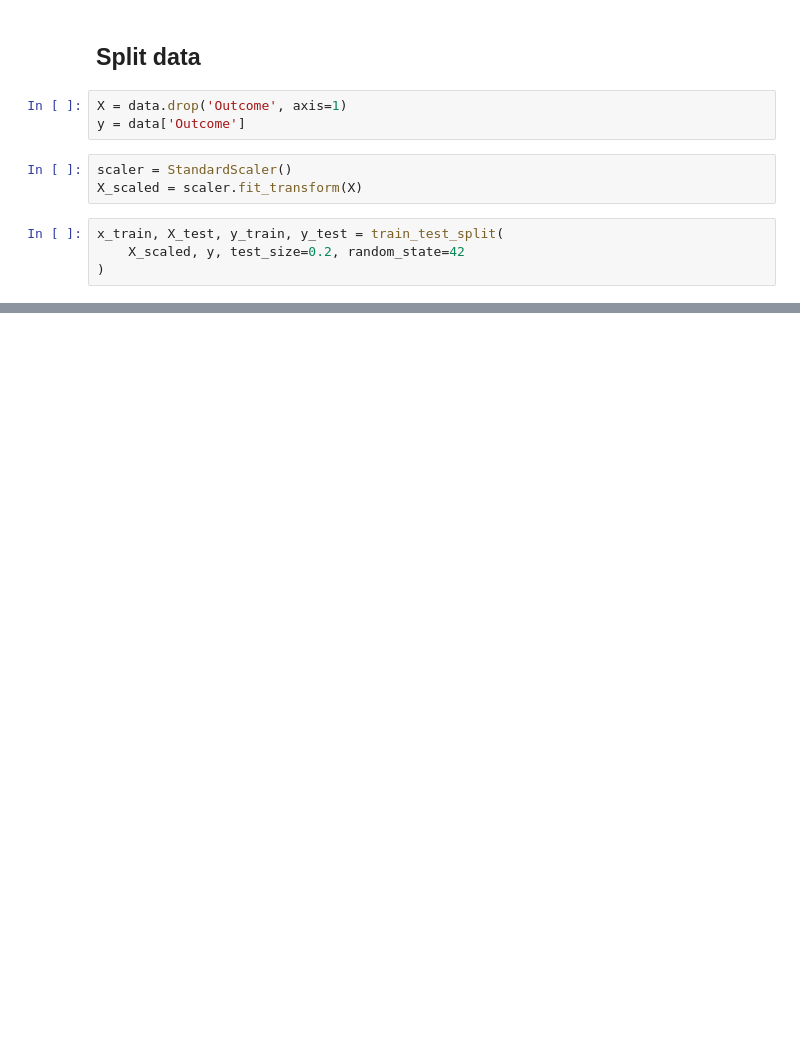
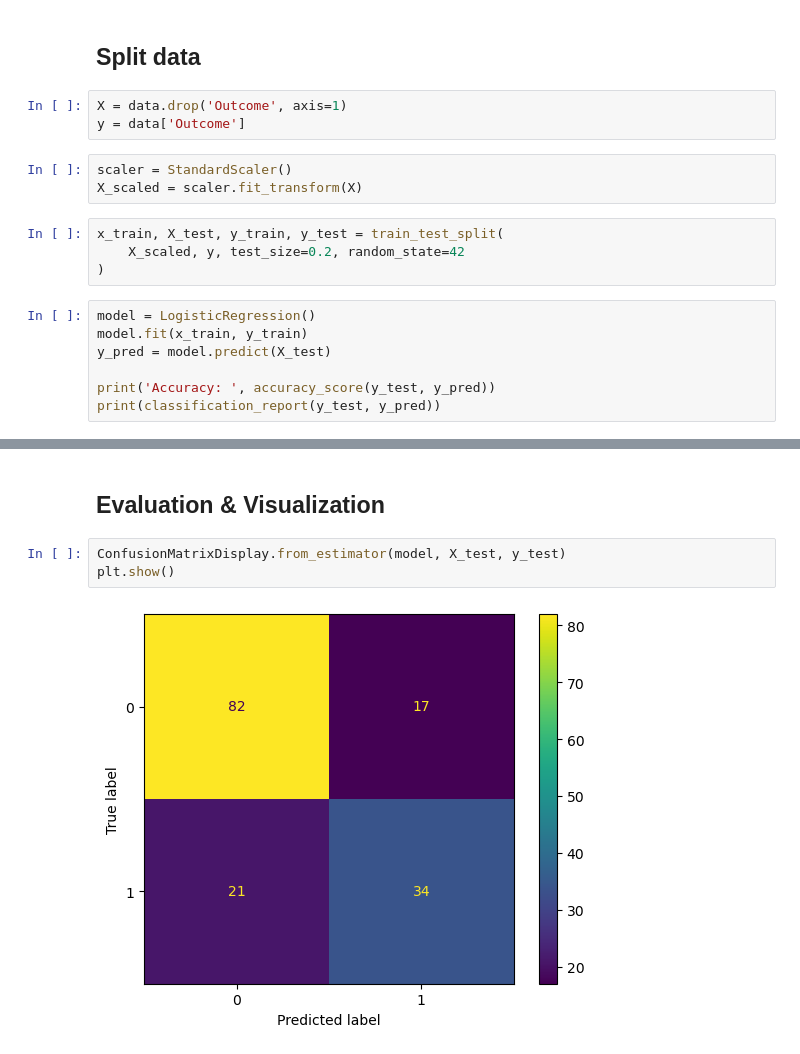
Before and after one commit to Mikedct/Diabetes, a Jupyter notebook: main.ipynb, the cells around one changed output, grey strips where cells are left out. Cells and saved outputs as stored; diff of their text form; blank space fills up the shorter version.

Commit message:
V2.3 - Model & Evaluation

```diff
--- a/main.ipynb
+++ b/main.ipynb
@@ -93,3 +96,10 @@ X_scaled = scaler.fit_transform(X)
 x_train, X_test, y_train, y_test = train_test_split(
     X_scaled, y, test_size=0.2, random_state=42
 )
+# %%
+model = LogisticRegression()
+model.fit(x_train, y_train)
+y_pred = model.predict(X_test)
+
+print('Accuracy: ', accuracy_score(y_test, y_pred))
+print(classification_report(y_test, y_pred))
@@ -95,0 +116,7 @@ x_train, X_test, y_train, y_test = train_test_split(
+# %% [markdown]
+## Evaluation & Visualization
+# %%
+ConfusionMatrixDisplay.from_estimator(model, X_test, y_test)
+plt.show()
+# %% [output]
+[figure, added]
```
Also changed, not shown: parts of 2 cells of this notebook.
